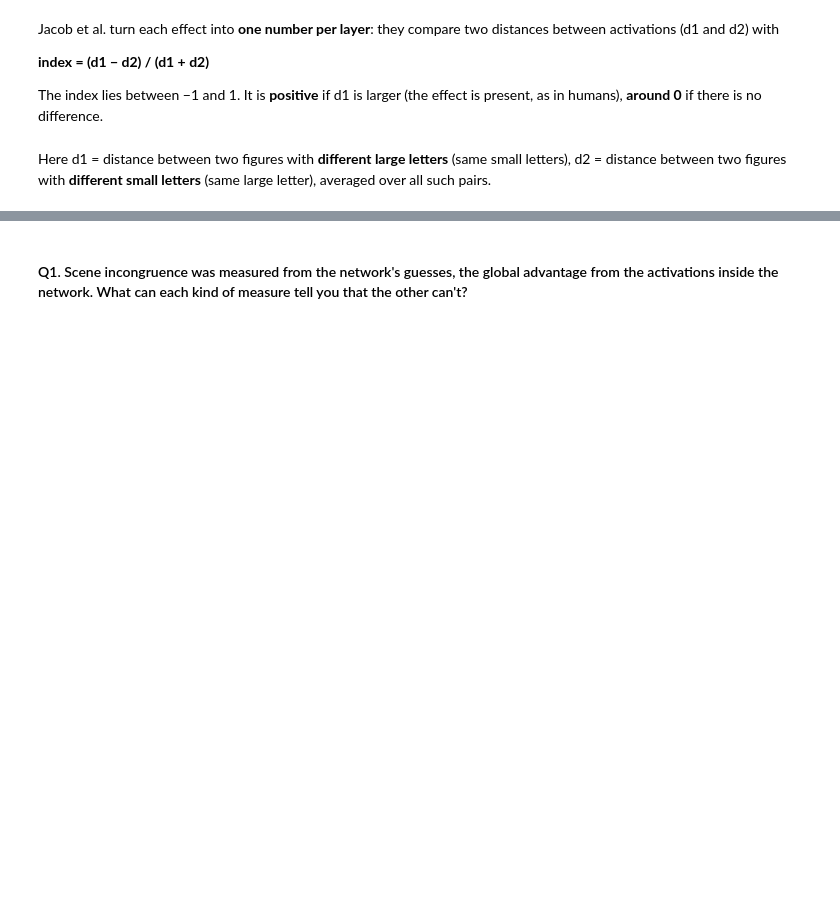
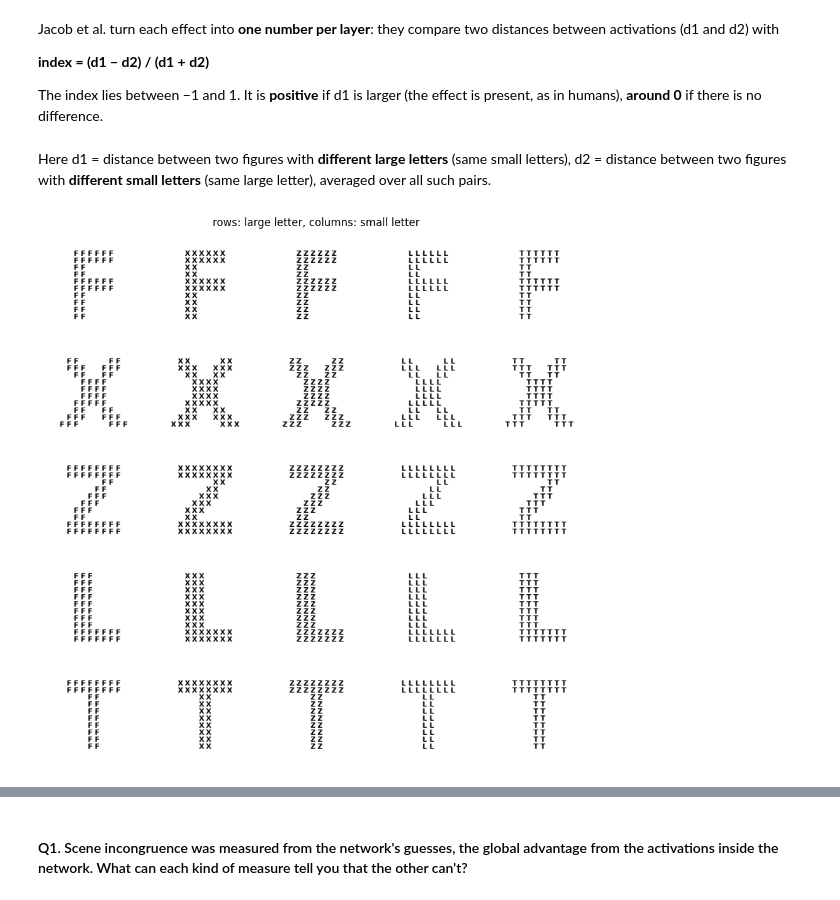
Before and after one commit to ekin-doga/Cognitive_Neuroscience_Update, a Jupyter notebook: Week5-Jacob2021/CNU_Week5_B_2.ipynb, the cells around one changed output, grey strips where cells are left out. Saved outputs shown, nothing was run; the diff lists cells and outputs as text; code cells hidden in the pictures; blank space fills up the shorter version.

```diff
--- a/Week5-Jacob2021/CNU_Week5_B_2.ipynb
+++ b/Week5-Jacob2021/CNU_Week5_B_2.ipynb
@@ -165,31 +174,33 @@ The index lies between −1 and 1. It is **positive** if d1 is larger (the effec
 # %% [markdown]
 Here d1 = distance between two figures with **different large letters** (same small letters), d2 = distance between two figures with **different small letters** (same large letter), averaged over all such pairs.
 # %%
-LETTERS = "AEHLOTX"     # 7 letters -> 7 x 7 = 49 figures. Try other letters!
+LETTERS = "FXZLT"     # 7 letters -> 7 x 7 = 49 figures. Try other letters!
 
 FONT = Path(matplotlib.get_data_path()) / "fonts/ttf/DejaVuSans-Bold.ttf"
 BIG, SMALL = ImageFont.truetype(str(FONT), 200), ImageFont.truetype(str(FONT), 16)
 
 def navon(large, small, step=16):
     # Draw the large letter as a mask, then place small letters wherever the mask is filled
     mask = Image.new("L", (224, 224), 0); d = ImageDraw.Draw(mask)
     l, t, r, b = d.textbbox((0, 0), large, font=BIG)
     d.text(((224 - (r - l)) / 2 - l, (224 - (b - t)) / 2 - t), large, font=BIG, fill=255)
     mask = np.array(mask) > 128
     img = Image.new("RGB", (224, 224), "white"); d = ImageDraw.Draw(img)
     l, t, r, b = d.textbbox((0, 0), small, font=SMALL)
     for y in range(step // 2, 224, step):
         for x in range(step // 2, 224, step):
             if mask[y, x]:
                 d.text((x - (l + r) / 2, y - (t + b) / 2), small, font=SMALL, fill="black")
     return img
 
 figures = {(g, s): navon(g, s) for g in LETTERS for s in LETTERS}
 fig, axes = plt.subplots(len(LETTERS), len(LETTERS), figsize=(9, 9))
 for (g, s), img in figures.items():
     ax = axes[LETTERS.index(g), LETTERS.index(s)]
     ax.imshow(img); ax.axis("off")
 plt.suptitle("rows: large letter, columns: small letter"); plt.tight_layout(); plt.show()
+# %% [output]
+[figure, added]
 # %%
 keys = list(figures)
 global_index = {}
```
Also changed, not shown: parts of 4 cells of this notebook, 8 other files.
